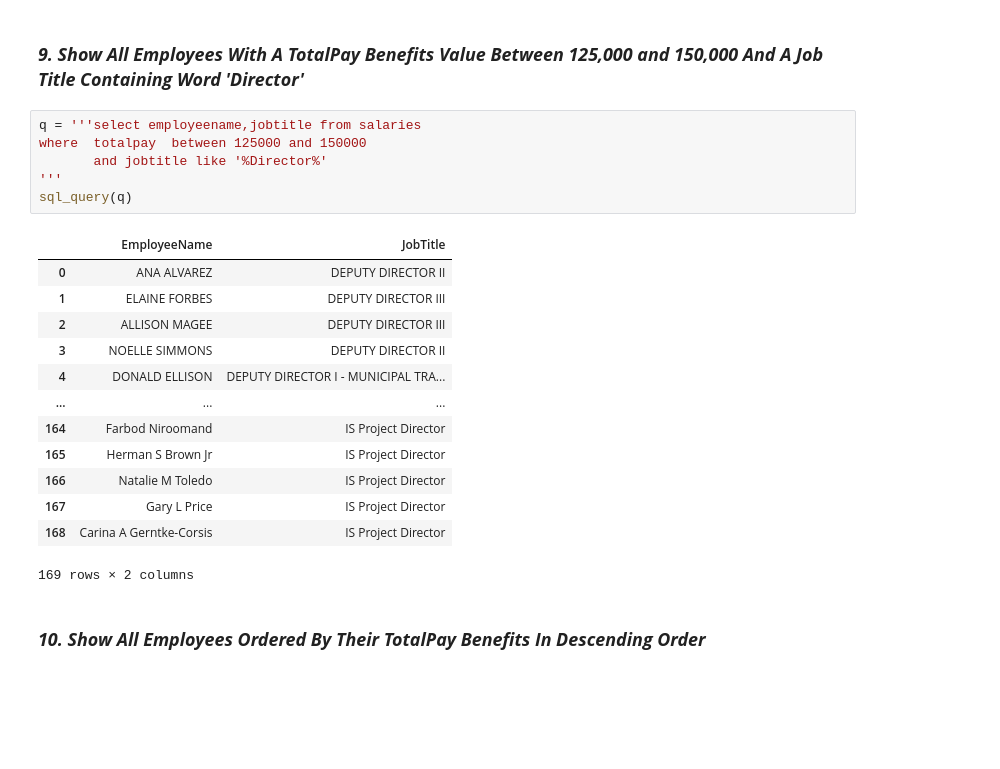
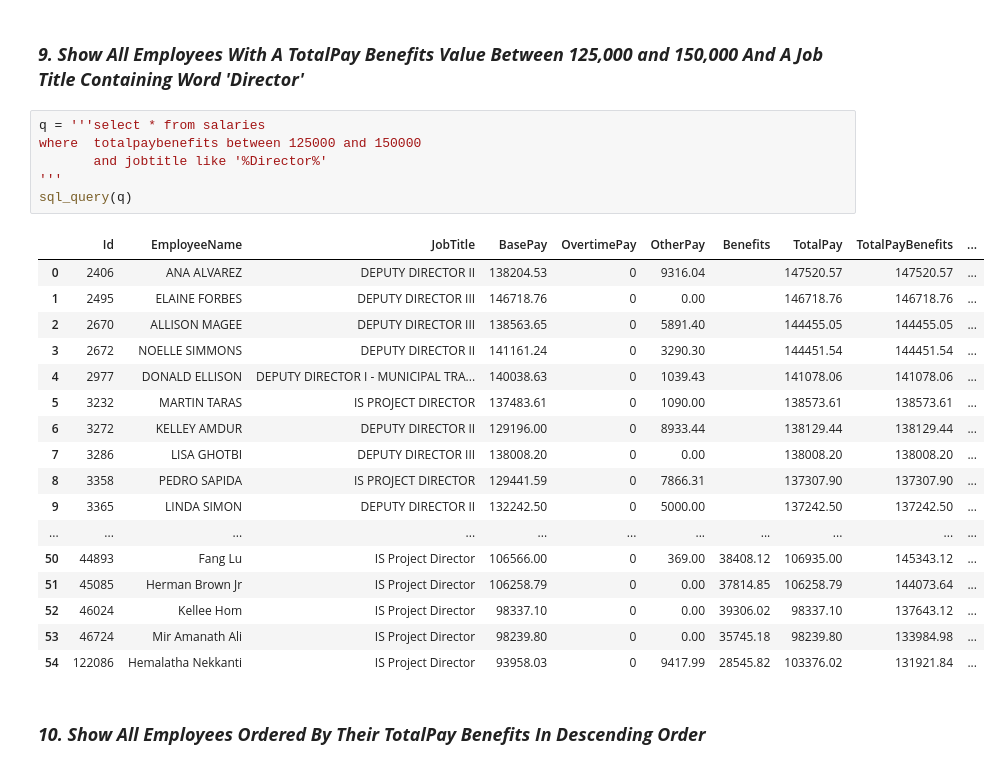
Before and after one commit to Kunal637/Assignment11, a Jupyter notebook: Session 25.ipynb, the cells around one changed output. Cells and saved outputs as stored; diff of their text form; blank space fills up the shorter version.

```diff
--- a/Session 25.ipynb
+++ b/Session 25.ipynb
@@ -229,25 +229,29 @@ sql_query(q)
 # %% [markdown]
 ### ***9. Show All Employees With A TotalPay Benefits Value Between 125,000 and 150,000 And A Job Title Containing Word 'Director'***
 # %%
-q = '''select employeename,jobtitle from salaries
-where  totalpay  between 125000 and 150000
+q = '''select * from salaries
+where  totalpaybenefits between 125000 and 150000
        and jobtitle like '%Director%'
 '''
 sql_query(q)
 # %% [output]
-|  | EmployeeName | JobTitle |
-| 0 | ANA ALVAREZ | DEPUTY DIRECTOR II |
-| 1 | ELAINE FORBES | DEPUTY DIRECTOR III |
-| 2 | ALLISON MAGEE | DEPUTY DIRECTOR III |
-| 3 | NOELLE SIMMONS | DEPUTY DIRECTOR II |
-| 4 | DONALD ELLISON | DEPUTY DIRECTOR I - MUNICIPAL TRA... |
-| ... | ... | ... |
-| 164 | Farbod Niroomand | IS Project Director |
-| 165 | Herman S Brown Jr | IS Project Director |
-| 166 | Natalie M Toledo | IS Project Director |
-| 167 | Gary L Price | IS Project Director |
-| 168 | Carina A Gerntke-Corsis | IS Project Director |
+|  | Id | EmployeeName | JobTitle | BasePay | OvertimePay | OtherPay | Benefits | TotalPay | TotalPayBenefits | ... |
+| 0 | 2406 | ANA ALVAREZ | DEPUTY DIRECTOR II | 138204.53 | 0 | 9316.04 |  | 147520.57 | 147520.57 | ... |
+| 1 | 2495 | ELAINE FORBES | DEPUTY DIRECTOR III | 146718.76 | 0 | 0.00 |  | 146718.76 | 146718.76 | ... |
+| 2 | 2670 | ALLISON MAGEE | DEPUTY DIRECTOR III | 138563.65 | 0 | 5891.40 |  | 144455.05 | 144455.05 | ... |
+| 3 | 2672 | NOELLE SIMMONS | DEPUTY DIRECTOR II | 141161.24 | 0 | 3290.30 |  | 144451.54 | 144451.54 | ... |
+| 4 | 2977 | DONALD ELLISON | DEPUTY DIRECTOR I - MUNICIPAL TRA... | 140038.63 | 0 | 1039.43 |  | 141078.06 | 141078.06 | ... |
+| 5 | 3232 | MARTIN TARAS | IS PROJECT DIRECTOR | 137483.61 | 0 | 1090.00 |  | 138573.61 | 138573.61 | ... |
+| 6 | 3272 | KELLEY AMDUR | DEPUTY DIRECTOR II | 129196.00 | 0 | 8933.44 |  | 138129.44 | 138129.44 | ... |
+| 7 | 3286 | LISA GHOTBI | DEPUTY DIRECTOR III | 138008.20 | 0 | 0.00 |  | 138008.20 | 138008.20 | ... |
+| 8 | 3358 | PEDRO SAPIDA | IS PROJECT DIRECTOR | 129441.59 | 0 | 7866.31 |  | 137307.90 | 137307.90 | ... |
+| 9 | 3365 | LINDA SIMON | DEPUTY DIRECTOR II | 132242.50 | 0 | 5000.00 |  | 137242.50 | 137242.50 | ... |
+| ... | ... | ... | ... | ... | ... | ... | ... | ... | ... | ... |
+| 50 | 44893 | Fang Lu | IS Project Director | 106566.00 | 0 | 369.00 | 38408.12 | 106935.00 | 145343.12 | ... |
+| 51 | 45085 | Herman Brown Jr | IS Project Director | 106258.79 | 0 | 0.00 | 37814.85 | 106258.79 | 144073.64 | ... |
+| 52 | 46024 | Kellee Hom | IS Project Director | 98337.10 | 0 | 0.00 | 39306.02 | 98337.10 | 137643.12 | ... |
+| 53 | 46724 | Mir Amanath Ali | IS Project Director | 98239.80 | 0 | 0.00 | 35745.18 | 98239.80 | 133984.98 | ... |
+| 54 | 122086 | Hemalatha Nekkanti | IS Project Director | 93958.03 | 0 | 9417.99 | 28545.82 | 103376.02 | 131921.84 | ... |
-169 rows × 2 columns
 # %% [markdown]
 ### ***10. Show All Employees Ordered By Their TotalPay Benefits In Descending Order***
 # %%
```
Also changed, not shown: parts of 1 cell of this notebook.
